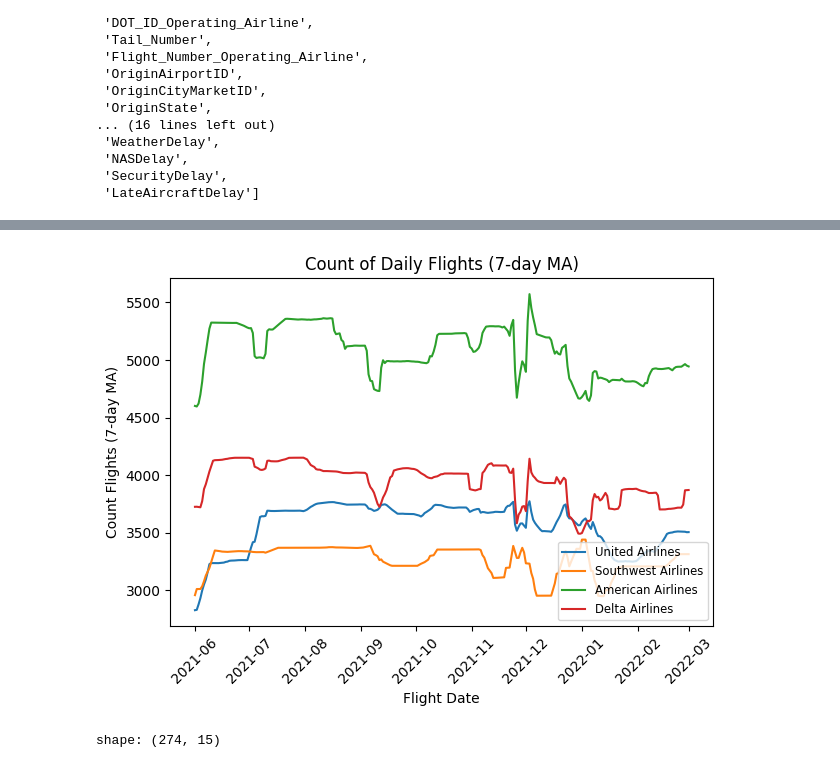
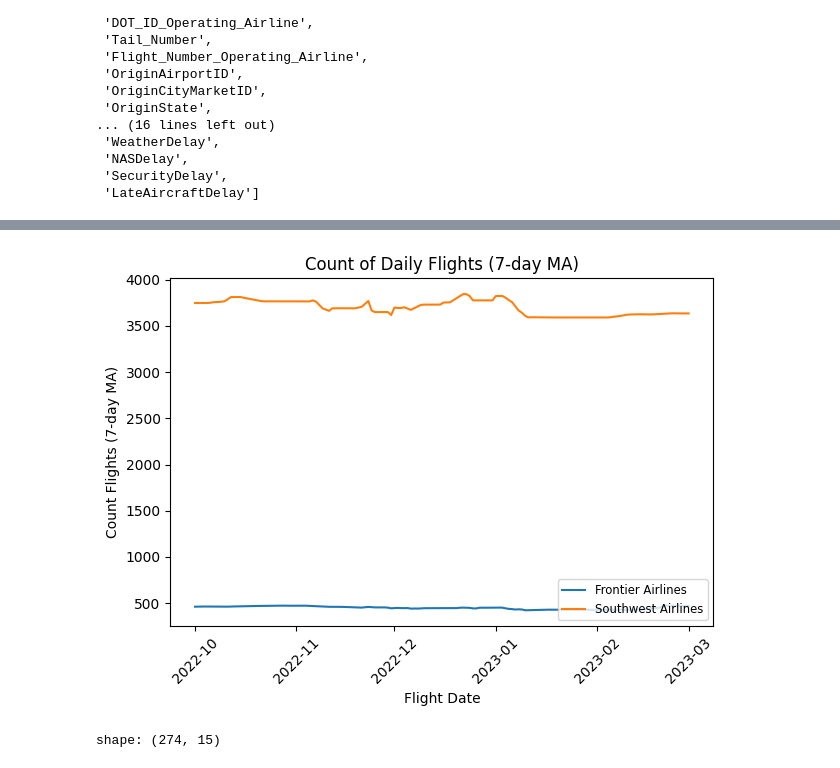
Before and after one commit to svanomm/sentiment-volume-forecasting, a Jupyter notebook: Scripts/01 Process Ontime Data.ipynb, the cells around one changed output, grey strips where cells are left out. Cells and saved outputs as stored; diff of their text form; code cells hidden in the pictures.

```diff
--- a/Scripts/01 Process Ontime Data.ipynb
+++ b/Scripts/01 Process Ontime Data.ipynb
@@ -340,7 +340,7 @@ df_counts = df_agg_airday.select(
     ['FlightDate', 'Marketing_Airline_Network', 'count_flights_ma7']
 ).filter(
     pl.col('FlightDate').is_between(
-        datetime(2021, 6, 1), datetime(2022, 3, 1)
+        datetime(2022, 10, 1), datetime(2023, 3, 1)
     )
 )
 
@@ -351,19 +351,18 @@ df_counts_wide = df_counts.pivot(
     values='count_flights_ma7'
 ).fill_null(0).sort('FlightDate')
 # %%
-plt.plot(df_counts_wide['FlightDate'], df_counts_wide['UA'], label='United Airlines', marker='', linestyle='-')
+
+plt.plot(df_counts_wide['FlightDate'], df_counts_wide['F9'], label='Frontier Airlines', marker='', linestyle='-')
 plt.plot(df_counts_wide['FlightDate'], df_counts_wide['WN'], label='Southwest Airlines', marker='', linestyle='-')
-plt.plot(df_counts_wide['FlightDate'], df_counts_wide['AA'], label='American Airlines', marker='', linestyle='-')
-plt.plot(df_counts_wide['FlightDate'], df_counts_wide['DL'], label='Delta Airlines', marker='', linestyle='-')
 plt.xlabel('Flight Date')
 plt.ylabel('Count Flights (7-day MA)')
 #plt.ylim([2500, 6000])
 plt.title('Count of Daily Flights (7-day MA)')
 plt.legend(loc='lower right', fontsize='small')
 plt.xticks(rotation=45)
 plt.tight_layout()
 # %% [output]
-[figure, old version]
+[figure, new version]
 # %%
 df_counts_wide = df_counts_wide.with_columns(
     UA_share = pl.col('UA') / (pl.col('UA') + pl.col('WN') + pl.col('AA') + pl.col('DL')) * 100,
```
Also changed, not shown: parts of 3 cells of this notebook, 1 other file.
